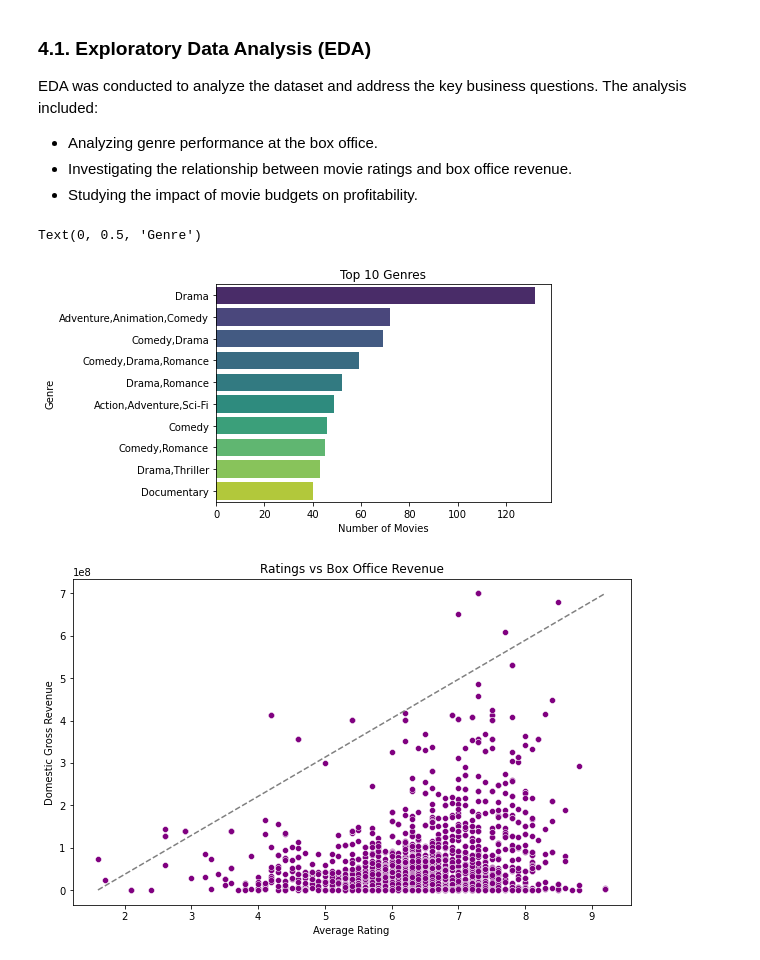
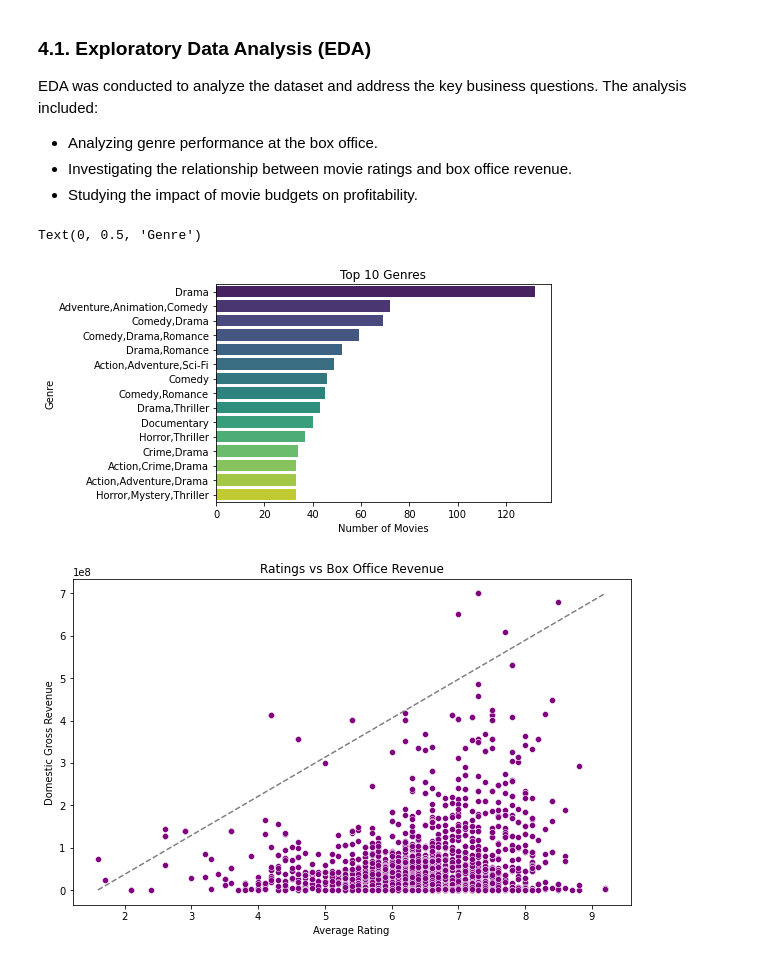
Before and after one commit to George-Chira/phase-one-project, a Jupyter notebook: Project.ipynb, the cells around one changed output. Drawn from its saved outputs; the diff is of its cells as text; code cells hidden in the pictures.

```diff
--- a/Project.ipynb
+++ b/Project.ipynb
@@ -693,16 +684,16 @@ EDA was conducted to analyze the dataset and address the key business questions.
 - Studying the impact of movie budgets on profitability.
 # %%
 # Analyze the top 10 genre performance
-genre = merged_df['genres'].value_counts().head(10)
+genre = merged_df['genres'].value_counts().head(15)
 sns.barplot(x = genre.values, y = genre.index, palette = 'viridis')
 plt.title('Top 10 Genres')
 plt.xlabel('Number of Movies')
 plt.ylabel('Genre')
 
 # Ratings vs Box Office Revenue
 # %% [output]
 Text(0, 0.5, 'Genre')
-[figure, old version]
+[figure, new version]
 # %%
 #Investigating the relationship between movie ratings and box office revenue.
 plt.figure(figsize = (10, 6))
```
Also changed, not shown: parts of 4 cells of this notebook.
